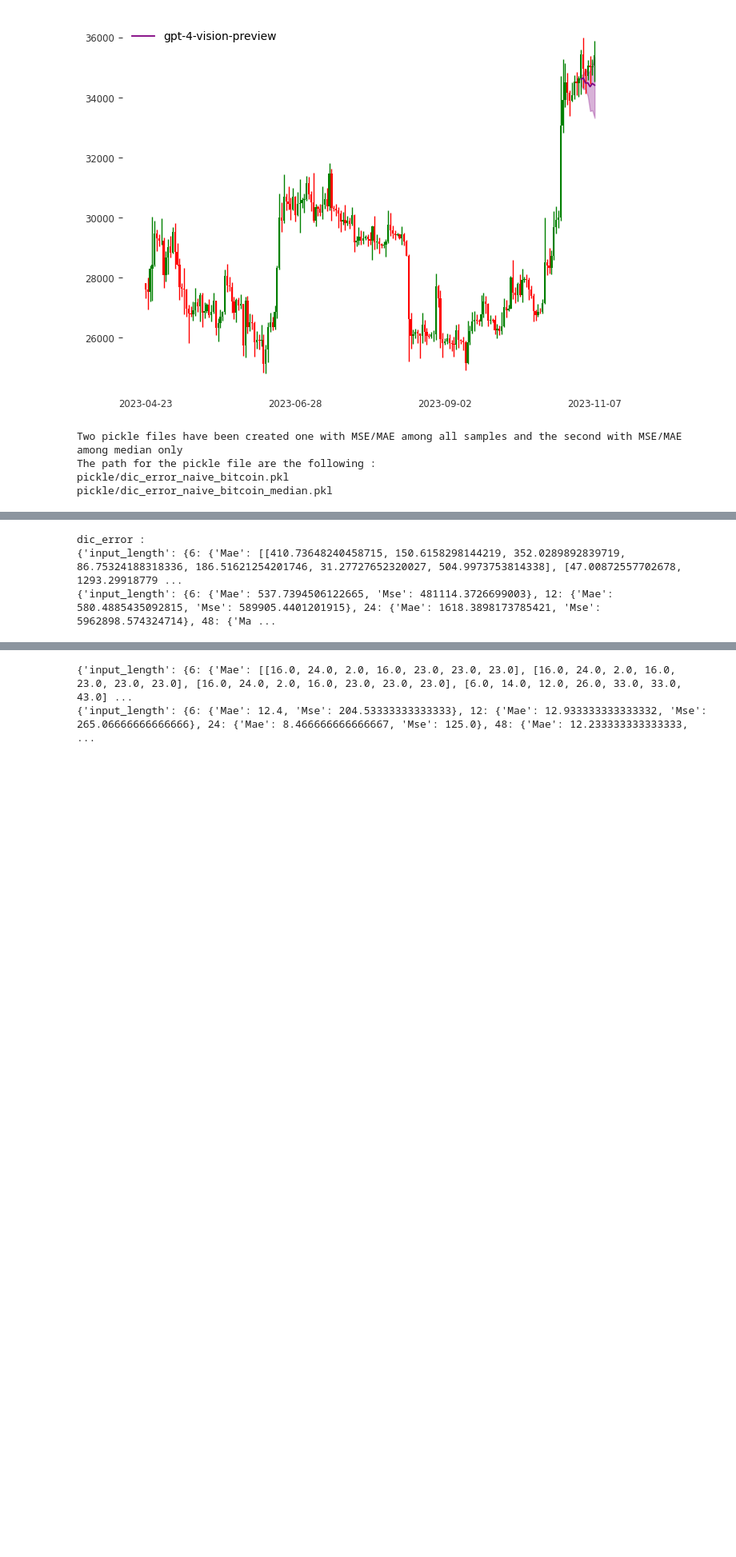
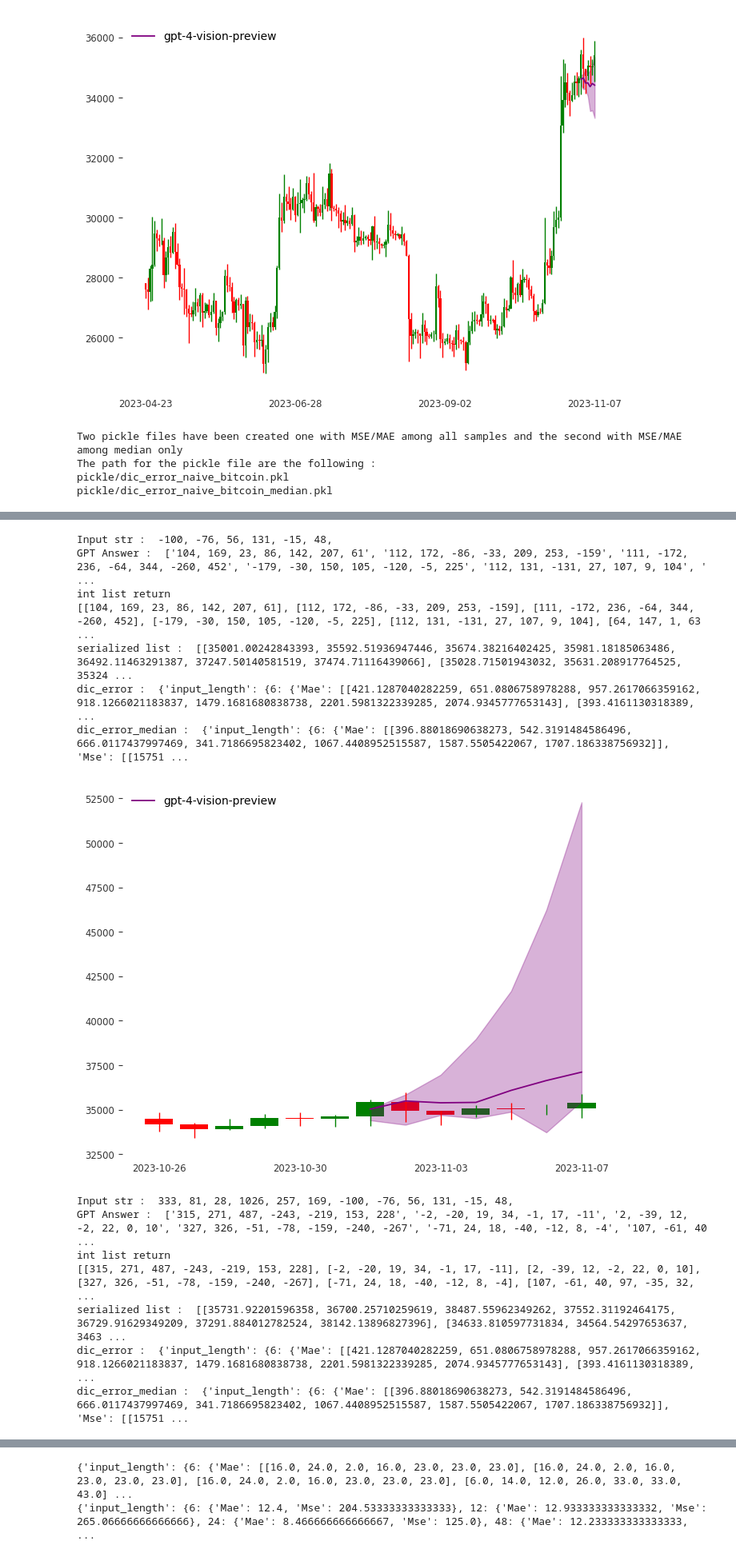
Before and after one commit to ZewiL08/LLM-sandbox, a Jupyter notebook: test.ipynb, the cells around one changed output, grey strips where cells are left out. Shown at 80% size. Saved outputs shown, nothing was run; the diff lists cells and outputs as text; code cells hidden in the pictures; blank space fills up the shorter version.

```diff
--- a/test.ipynb
+++ b/test.ipynb
@@ -158,6 +82,19 @@ dic_error_median :  {'input_length': {6: {'Mae': [[419.39666709095036, 77.330922
-# %%
-all_return_dic = make_dic_MAE_MSE("return")
-# %% [output]
-dic_error :
-{'input_length': {6: {'Mae': [[410.73648240458715, 150.6158298144219, 352.0289892839719, 86.75324188318336, 186.51621254201746, 31.27727652320027, 504.9973753814338], [47.00872557702678, 1293.29918779 ...
-{'input_length': {6: {'Mae': 537.7394506122665, 'Mse': 481114.3726699003}, 12: {'Mae': 580.4885435092815, 'Mse': 589905.4401201915}, 24: {'Mae': 1618.3898173785421, 'Mse': 5962898.574324714}, 48: {'Ma ...
+# %%
+data = bitcoin_data( mode = "return")
+make_prediction(data)
+# %% [output]
+Input str :  -100, -76, 56, 131, -15, 48,
+GPT Answer :  ['104, 169, 23, 86, 142, 207, 61', '112, 172, -86, -33, 209, 253, -159', '111, -172, 236, -64, 344, -260, 452', '-179, -30, 150, 105, -120, -5, 225', '112, 131, -131, 27, 107, 9, 104', ' ...
+int list return
+[[104, 169, 23, 86, 142, 207, 61], [112, 172, -86, -33, 209, 253, -159], [111, -172, 236, -64, 344, -260, 452], [-179, -30, 150, 105, -120, -5, 225], [112, 131, -131, 27, 107, 9, 104], [64, 147, 1, 63 ...
+serialized list :  [[35001.00242843393, 35592.51936947446, 35674.38216402425, 35981.18185063486, 36492.11463291387, 37247.50140581519, 37474.71116439066], [35028.71501943032, 35631.208917764525, 35324 ...
+dic_error :  {'input_length': {6: {'Mae': [[421.1287040282259, 651.0806758978288, 957.2617066359162, 918.1266021183837, 1479.1681680838738, 2201.5981322339285, 2074.9345777653143], [393.4161130318389, ...
+dic_error_median :  {'input_length': {6: {'Mae': [[396.88018690638273, 542.3191484586496, 666.0117437997469, 341.7186695823402, 1067.4408952515587, 1587.5505422067, 1707.186338756932]], 'Mse': [[15751 ...
+[figure, added]
+Input str :  333, 81, 28, 1026, 257, 169, -100, -76, 56, 131, -15, 48,
+GPT Answer :  ['315, 271, 487, -243, -219, 153, 228', '-2, -20, 19, 34, -1, 17, -11', '2, -39, 12, -2, 22, 0, 10', '327, 326, -51, -78, -159, -240, -267', '-71, 24, 18, -40, -12, 8, -4', '107, -61, 40 ...
+int list return
+[[315, 271, 487, -243, -219, 153, 228], [-2, -20, 19, 34, -1, 17, -11], [2, -39, 12, -2, 22, 0, 10], [327, 326, -51, -78, -159, -240, -267], [-71, 24, 18, -40, -12, 8, -4], [107, -61, 40, 97, -35, 32, ...
+serialized list :  [[35731.92201596358, 36700.25710259619, 38487.55962349262, 37552.31192464175, 36729.91629349209, 37291.884012782524, 38142.13896827396], [34633.810597731834, 34564.54297653637, 3463 ...
+dic_error :  {'input_length': {6: {'Mae': [[421.1287040282259, 651.0806758978288, 957.2617066359162, 918.1266021183837, 1479.1681680838738, 2201.5981322339285, 2074.9345777653143], [393.4161130318389, ...
+dic_error_median :  {'input_length': {6: {'Mae': [[396.88018690638273, 542.3191484586496, 666.0117437997469, 341.7186695823402, 1067.4408952515587, 1587.5505422067, 1707.186338756932]], 'Mse': [[15751 ...
```
Also changed, not shown: parts of 12 cells of this notebook, 3 other files.
